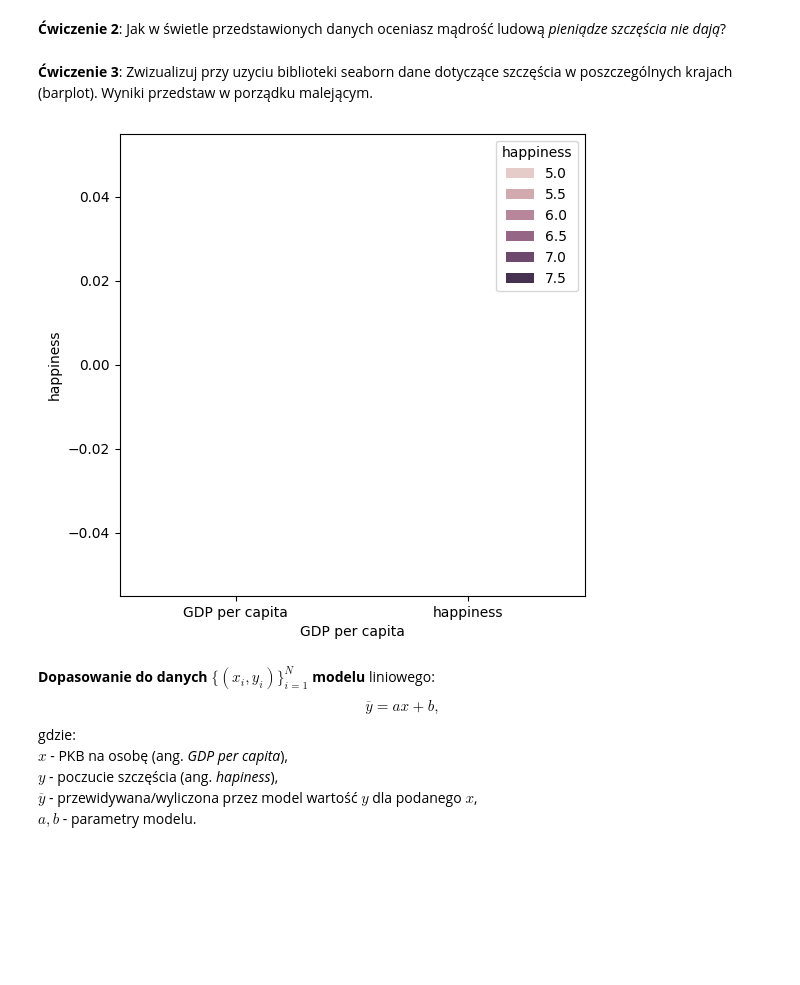
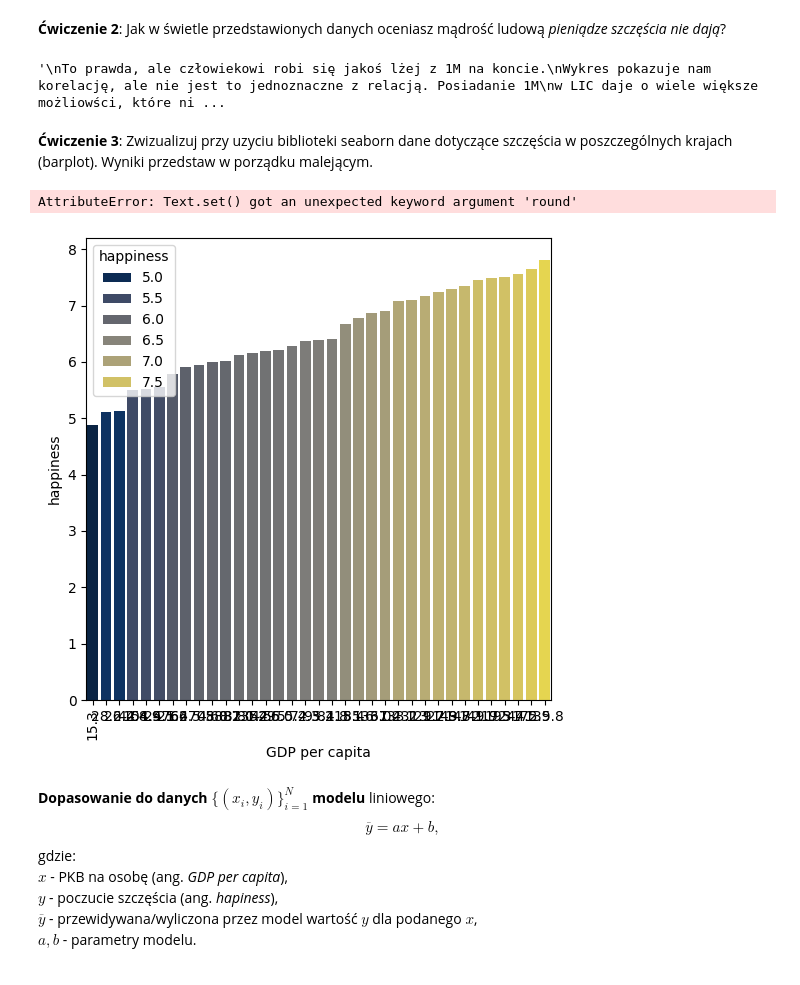
Before and after one commit to wkrzos/WUST-CompSci-BSc, a Jupyter notebook: Semester 4/Systems Analysis and Decision Support Methods/l3/3_metoda_najwiekszych_kwadratow.ipynb, the cells around one changed output. Cells and saved outputs as stored; diff of their text form; code cells hidden in the pictures; blank space fills up the shorter version.

```diff
--- a/Semester 4/Systems Analysis and Decision Support Methods/l3/3_metoda_najwiekszych_kwadratow.ipynb
+++ b/Semester 4/Systems Analysis and Decision Support Methods/l3/3_metoda_najwiekszych_kwadratow.ipynb
@@ -90,23 +93,36 @@ plt.show()
 # %% [markdown]
 **Ćwiczenie 2**: Jak w świetle przedstawionych danych oceniasz mądrość ludową *pieniądze szczęścia nie dają*?
 # %%
+"""
 To prawda, ale człowiekowi robi się jakoś lżej z 1M na koncie.
-Wykres pokazuje nam korelację, ale nie jest to jednoznaczne z relacją.
+Wykres pokazuje nam korelację, ale nie jest to jednoznaczne z relacją. Posiadanie 1M
+w LIC daje o wiele większe możliowści, które niestety są ograniczane przez lokalną
+infrastrukturę i stan polityczny państwa.
+"""
+# %% [output]
+'\nTo prawda, ale człowiekowi robi się jakoś lżej z 1M na koncie.\nWykres pokazuje nam korelację, ale nie jest to jednoznaczne z relacją. Posiadanie 1M\nw LIC daje o wiele większe możliowści, które ni ...
 # %% [markdown]
 **Ćwiczenie 3**: Zwizualizuj przy uzyciu biblioteki seaborn dane dotyczące szczęścia w poszczególnych krajach (barplot). Wyniki przedstaw w porządku malejącym.
 # %%
 plt.figure(figsize=(6,6))
 sns.barplot(
     x='GDP per capita',
     y='happiness',
     data=dane,
     hue='happiness',
     legend='brief',
+    palette='cividis',
     order=dane.sort_values('happiness')['GDP per capita']
 )
+plt.xticks(
+    rotation=90,
+    round = 5
+)
+
 plt.show()
 # %% [output]
+AttributeError: Text.set() got an unexpected keyword argument 'round'
-[figure, old version]
+[figure, new version]
 # %% [markdown]
 **Dopasowanie do danych $\{(x_i,y_i)\}_{i=1}^N$ modelu** liniowego: $$\overline{y} = ax+b,$$
 gdzie: <br>
```
Also changed, not shown: parts of 2 cells of this notebook.
